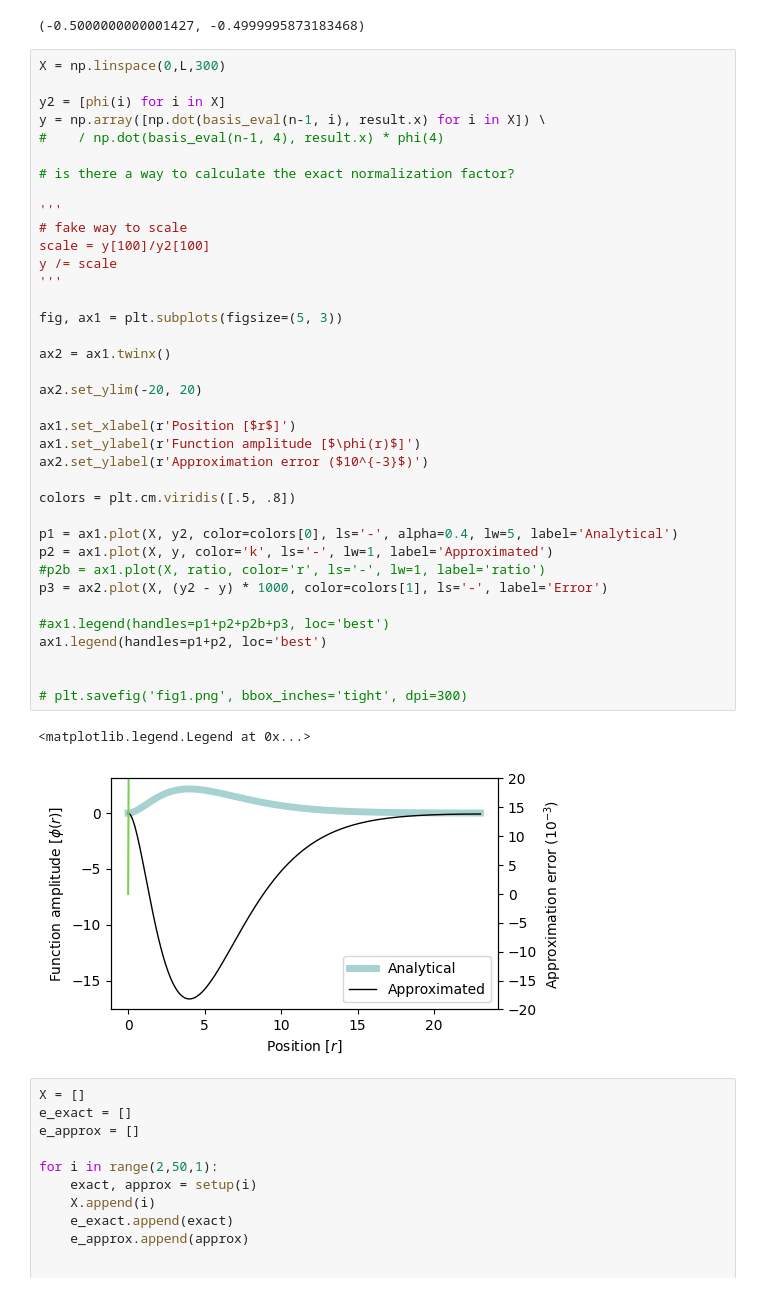
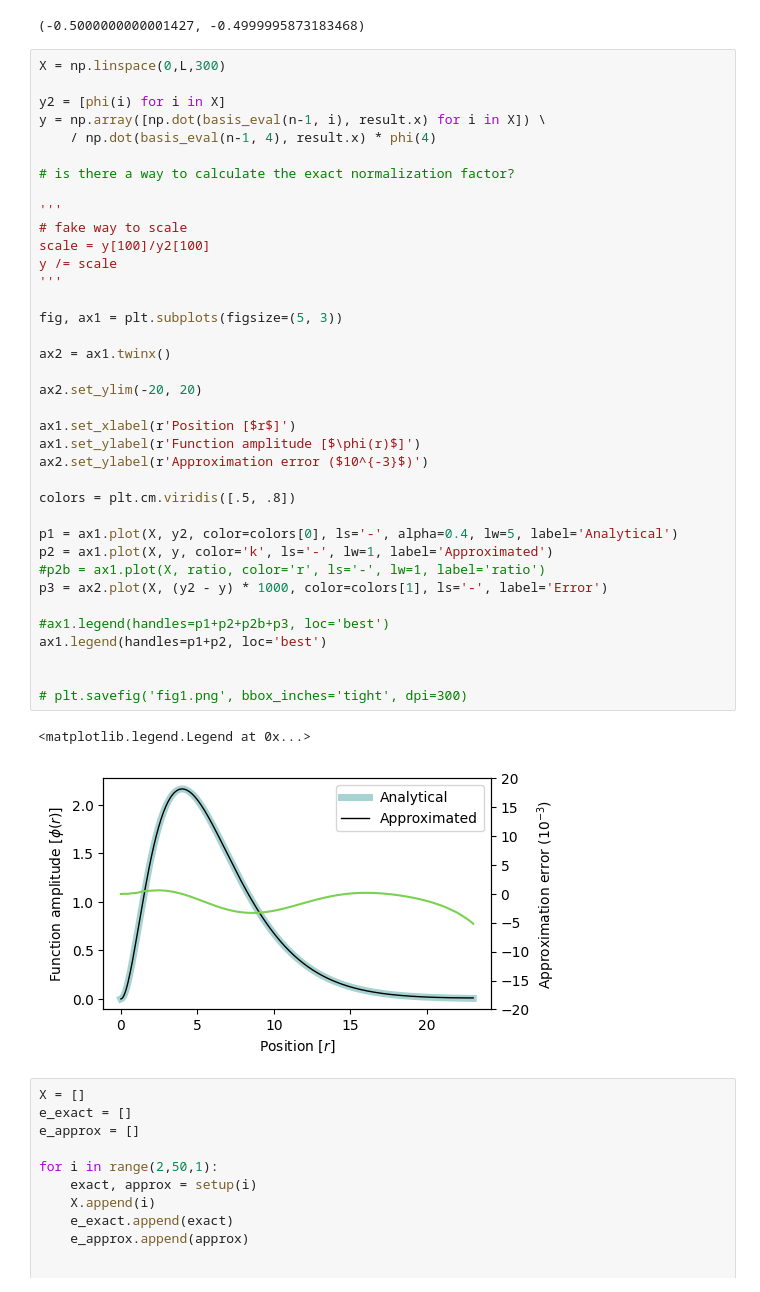
Before and after one commit to BelugaHaechi/garcia-theoretical-chemistry, a Jupyter notebook: Hatom-fix.ipynb, the cells around one changed output. Cells and saved outputs as stored; diff of their text form.

```diff
--- a/Hatom-fix.ipynb
+++ b/Hatom-fix.ipynb
@@ -449,41 +449,41 @@ X = np.linspace(0,L,300)
 
 y2 = [phi(i) for i in X]
 y = np.array([np.dot(basis_eval(n-1, i), result.x) for i in X]) \
-#    / np.dot(basis_eval(n-1, 4), result.x) * phi(4)
+    / np.dot(basis_eval(n-1, 4), result.x) * phi(4)
 
 # is there a way to calculate the exact normalization factor?
 
 '''
 # fake way to scale
 scale = y[100]/y2[100]
 y /= scale
 '''
 
 fig, ax1 = plt.subplots(figsize=(5, 3))
 
 ax2 = ax1.twinx()
 
 ax2.set_ylim(-20, 20)
 
 ax1.set_xlabel(r'Position [$r$]')
 ax1.set_ylabel(r'Function amplitude [$\phi(r)$]')
 ax2.set_ylabel(r'Approximation error ($10^{-3}$)')
 
 colors = plt.cm.viridis([.5, .8])
 
 p1 = ax1.plot(X, y2, color=colors[0], ls='-', alpha=0.4, lw=5, label='Analytical')
 p2 = ax1.plot(X, y, color='k', ls='-', lw=1, label='Approximated')
 #p2b = ax1.plot(X, ratio, color='r', ls='-', lw=1, label='ratio')
 p3 = ax2.plot(X, (y2 - y) * 1000, color=colors[1], ls='-', label='Error')
 
 #ax1.legend(handles=p1+p2+p2b+p3, loc='best')
 ax1.legend(handles=p1+p2, loc='best')
 
 
 # plt.savefig('fig1.png', bbox_inches='tight', dpi=300)
 # %% [output]
 <matplotlib.legend.Legend at 0x...>
-[figure, old version]
+[figure, new version]
 # %%
 X = []
 e_exact = []
```
Also changed, not shown: parts of 3 cells of this notebook, 1 other file.
